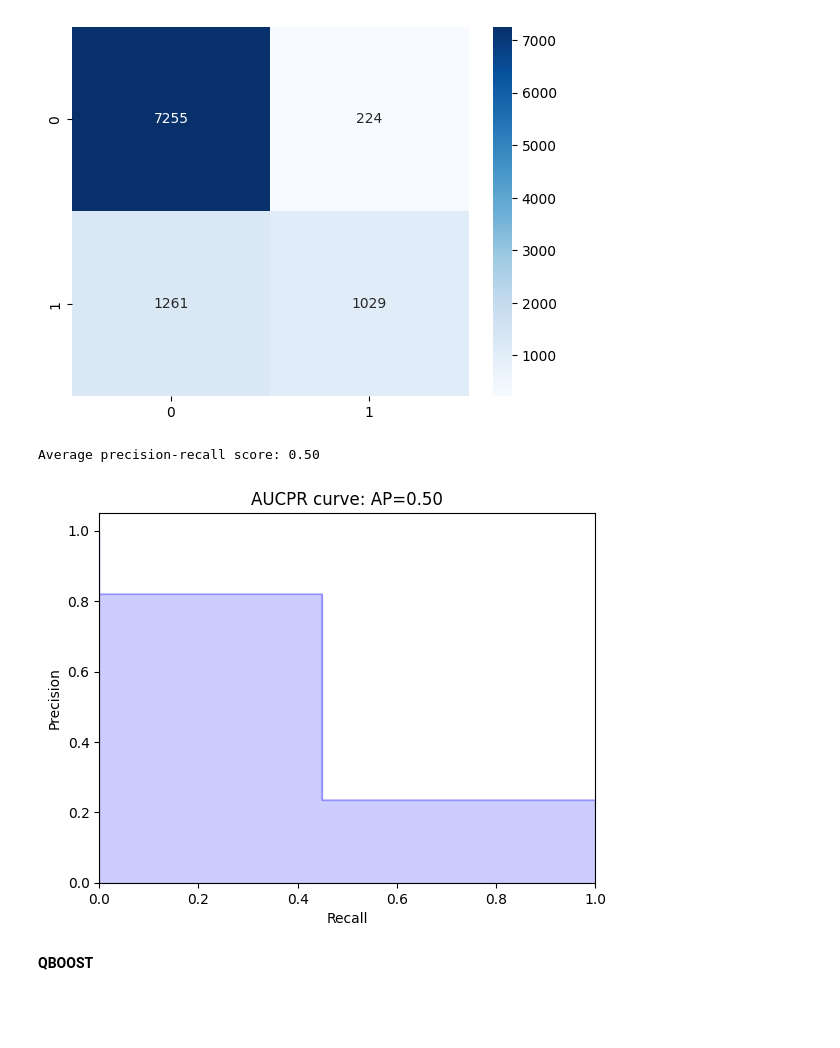
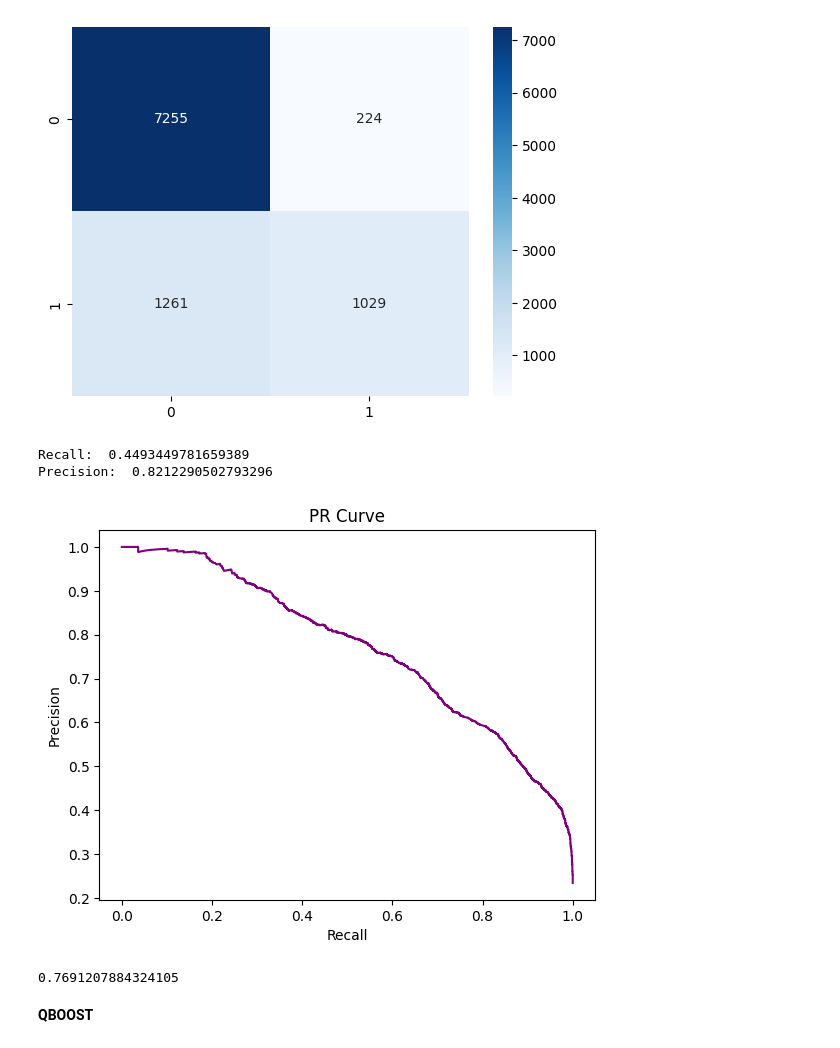
Before and after one commit to VZjunyang/SG_Code, a Jupyter notebook: RGS.ipynb, the cells around one changed output. Cells and saved outputs as stored; diff of their text form; code cells hidden in the pictures; blank space fills up the shorter version.

```diff
--- a/RGS.ipynb
+++ b/RGS.ipynb
@@ -227,30 +267,34 @@ sns.heatmap(cm, annot=True, cmap="Blues", fmt="d")
 # %% [output]
 <Axes: >
 [figure]
-# %%
-# Printing AUCPR curve
-from sklearn.metrics import average_precision_score
-from funcsigs import signature
-
-average_precision = average_precision_score(y_test, y_pred)
-print('Average precision-recall score: {0:0.2f}'.format(average_precision))
-from sklearn.metrics import precision_recall_curve
-import matplotlib.pyplot as plt
-precision, recall, _ = precision_recall_curve(y_test, y_pred)
-step_kwargs = ({'step': 'post'}
-                if 'step' in signature(plt.fill_between).parameters
-                else {})
-plt.step(recall, precision, color='b', alpha=0.2, where='post')
-plt.fill_between(recall, precision, alpha=0.2, color='b', **step_kwargs)
-plt.xlabel('Recall')
-plt.ylabel('Precision')
-plt.ylim([0.0, 1.05])
-plt.xlim([0.0, 1.0])
-plt.title('AUCPR curve: AP={0:0.2f}'.format(average_precision))
-plt.show()
-# %% [output]
-Average precision-recall score: 0.50
-[figure, removed]
+# %%
+# Recall and precision of the RF
+recall = cm[1,1]/(cm[1,1]+cm[1,0])
+precision = cm[1,1]/(cm[1,1]+cm[0,1])
+print('Recall: ', recall)
+print('Precision: ', precision)
+# %% [output]
+Recall:  0.4493449781659389
+Precision:  0.8212290502793296
+# %%
+from sklearn.metrics import precision_recall_curve
+from sklearn.metrics import auc
+# PR Curve
+y_score = clf.predict_proba(x_test)[:,1]
+
+precision, recall, thresholds = precision_recall_curve(y_test, y_score)
+fig, ax  = plt.subplots()
+ax.plot(recall, precision, color = "purple")
+ax.set_xlabel("Recall")
+ax.set_ylabel("Precision")
+ax.set_title("PR Curve")
+plt.show()
+
+# AUC
+auc(recall, precision)
+# %% [output]
+[figure, added]
+0.7691207884324105
 # %% [markdown]
 **QBOOST**
 # %%
```
Also changed, not shown: parts of 20 cells of this notebook, 1 other file.
